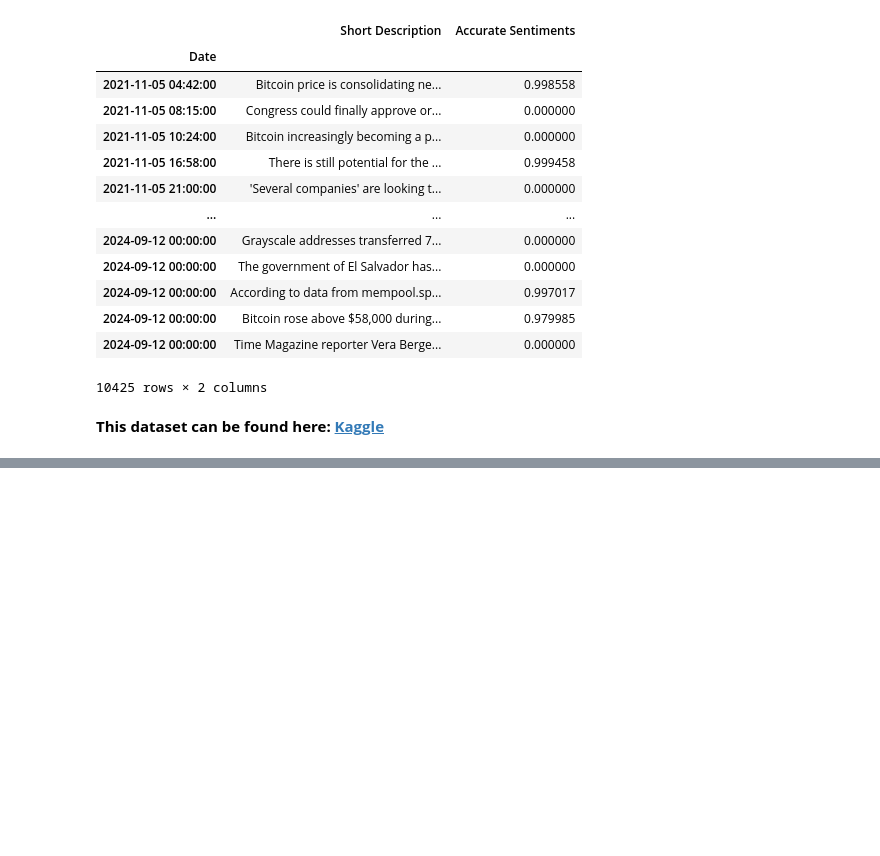
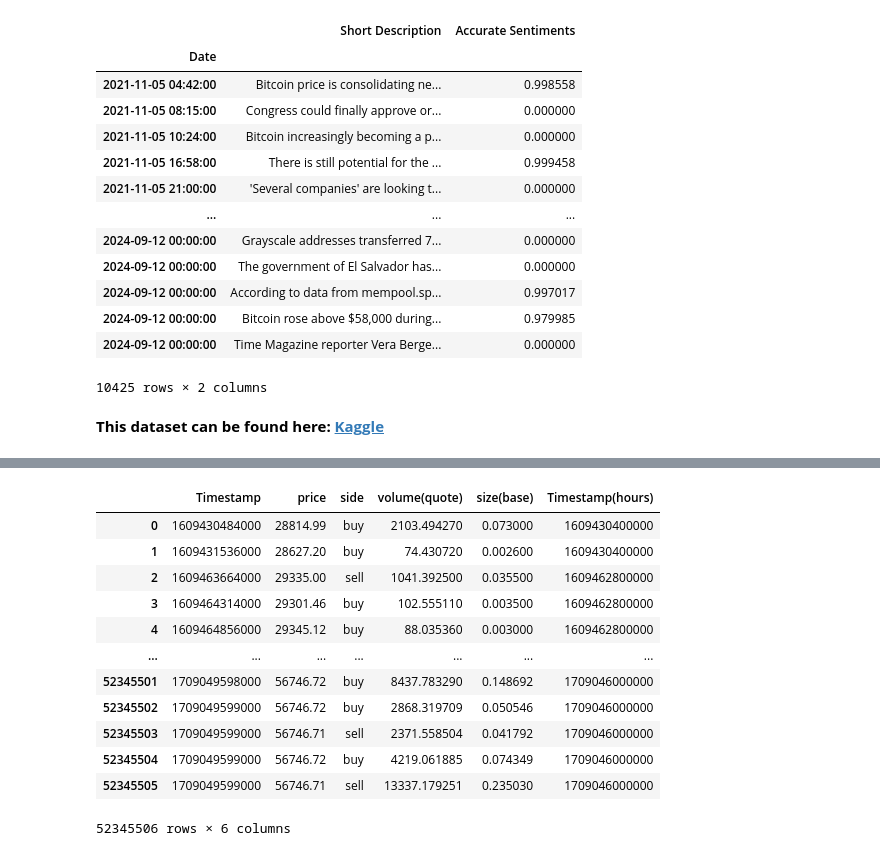
Before and after one commit to Bitcoin-Price-Prediction-Experiments/Bitcoin-Dataset-Viewer-and-Preparer, a Jupyter notebook: notebooks/datasets-preparer.ipynb, the cells around one changed output, grey strips where cells are left out. Cells and saved outputs as stored; diff of their text form; code cells hidden in the pictures; blank space fills up the shorter version.

Commit message:
Preparing the dataset from transactions history

```diff
--- a/notebooks/datasets-preparer.ipynb
+++ b/notebooks/datasets-preparer.ipynb
@@ -292,0 +301,2 @@ articles_21_24.to_csv("../data/final_data/bitcoin_sentiments_21_24.csv")
+# %%
+bitcoin = pd.read_csv('../data/bitcoin_transactions_history_21_24.csv').drop(columns=['trade_id'])
@@ -292,0 +322,19 @@ articles_21_24.to_csv("../data/final_data/bitcoin_sentiments_21_24.csv")
+# %%
+timestamps = np.empty(len(bitcoin.index), dtype=int)
+
+for index, timestamp in enumerate(bitcoin.timestamp):
+    if index % 2000000 == 0:
+        print(f"index N°={index}")
+
+    timestamp = datetime.datetime.utcfromtimestamp(timestamp / 1000)  # Convert milliseconds to seconds
+    timestamp = timestamp.replace(minute=0, second=0, microsecond=0)  # Truncate seconds and microseconds
+
+    # Define the timezone of your original timestamps
+    original_timezone = pytz.timezone('UTC')  # Replace 'Your_Timezone_Name_Here' with the actual timezone name
+
+    # Localize the datetime object to the original timezone if it's not already localized
+    if timestamp.tzinfo is None:
+        timestamp = original_timezone.localize(timestamp)
+
+    # Convert the adjusted datetime object back to Unix timestamp
+    timestamps[index] = int(timestamp.timestamp() * 1000)
@@ -292,0 +359,17 @@ articles_21_24.to_csv("../data/final_data/bitcoin_sentiments_21_24.csv")
+# %%
+bitcoin['Timestamp(hours)'] = timestamps
+bitcoin.rename(columns={"timestamp": "Timestamp"})
+# %% [output]
+|  | Timestamp | price | side | volume(quote) | size(base) | Timestamp(hours) |
+| 0 | 1609430484000 | 28814.99 | buy | 2103.494270 | 0.073000 | 1609430400000 |
+| 1 | 1609431536000 | 28627.20 | buy | 74.430720 | 0.002600 | 1609430400000 |
+| 2 | 1609463664000 | 29335.00 | sell | 1041.392500 | 0.035500 | 1609462800000 |
+| 3 | 1609464314000 | 29301.46 | buy | 102.555110 | 0.003500 | 1609462800000 |
+| 4 | 1609464856000 | 29345.12 | buy | 88.035360 | 0.003000 | 1609462800000 |
+| ... | ... | ... | ... | ... | ... | ... |
+| 52345501 | 1709049598000 | 56746.72 | buy | 8437.783290 | 0.148692 | 1709046000000 |
+| 52345502 | 1709049599000 | 56746.72 | buy | 2868.319709 | 0.050546 | 1709046000000 |
+| 52345503 | 1709049599000 | 56746.71 | sell | 2371.558504 | 0.041792 | 1709046000000 |
+| 52345504 | 1709049599000 | 56746.72 | buy | 4219.061885 | 0.074349 | 1709046000000 |
+| 52345505 | 1709049599000 | 56746.71 | sell | 13337.179251 | 0.235030 | 1709046000000 |
+52345506 rows × 6 columns
```
Also changed, not shown: parts of 8 cells of this notebook, 5 other files.
